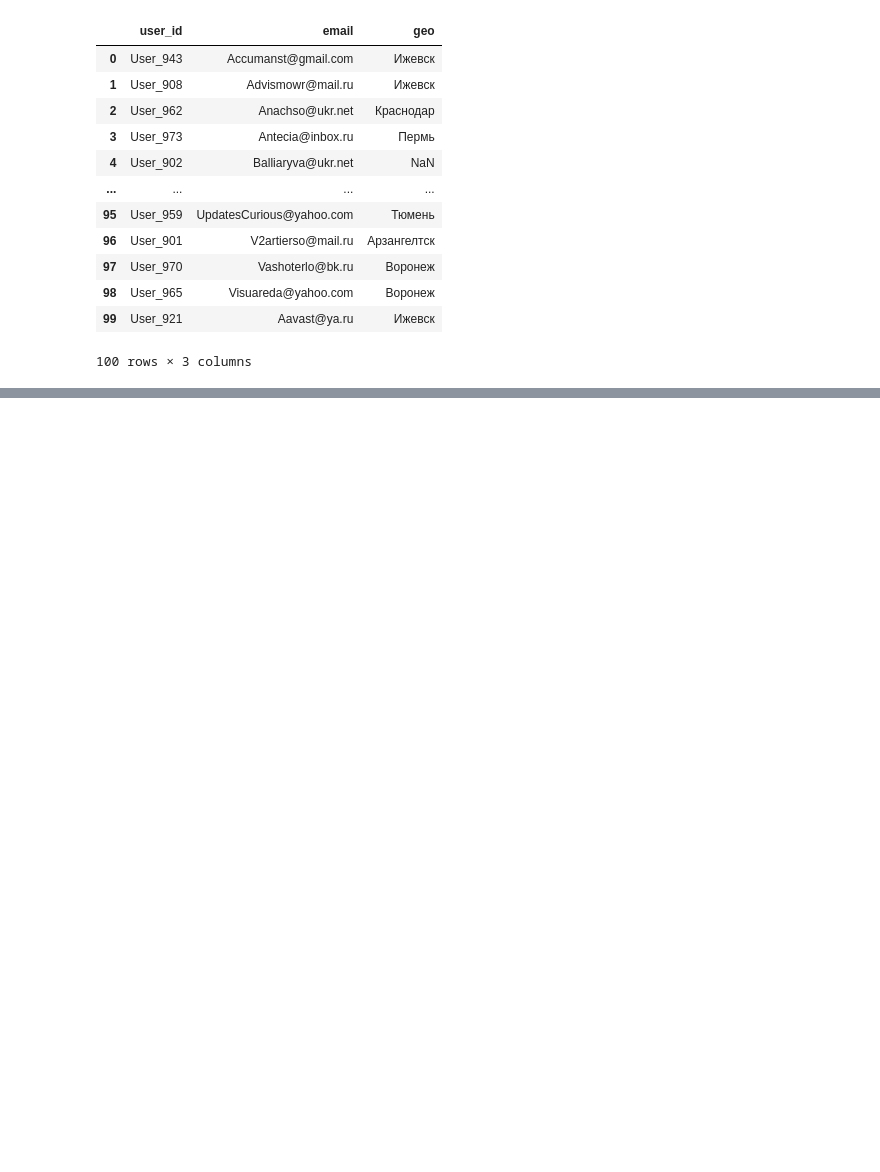
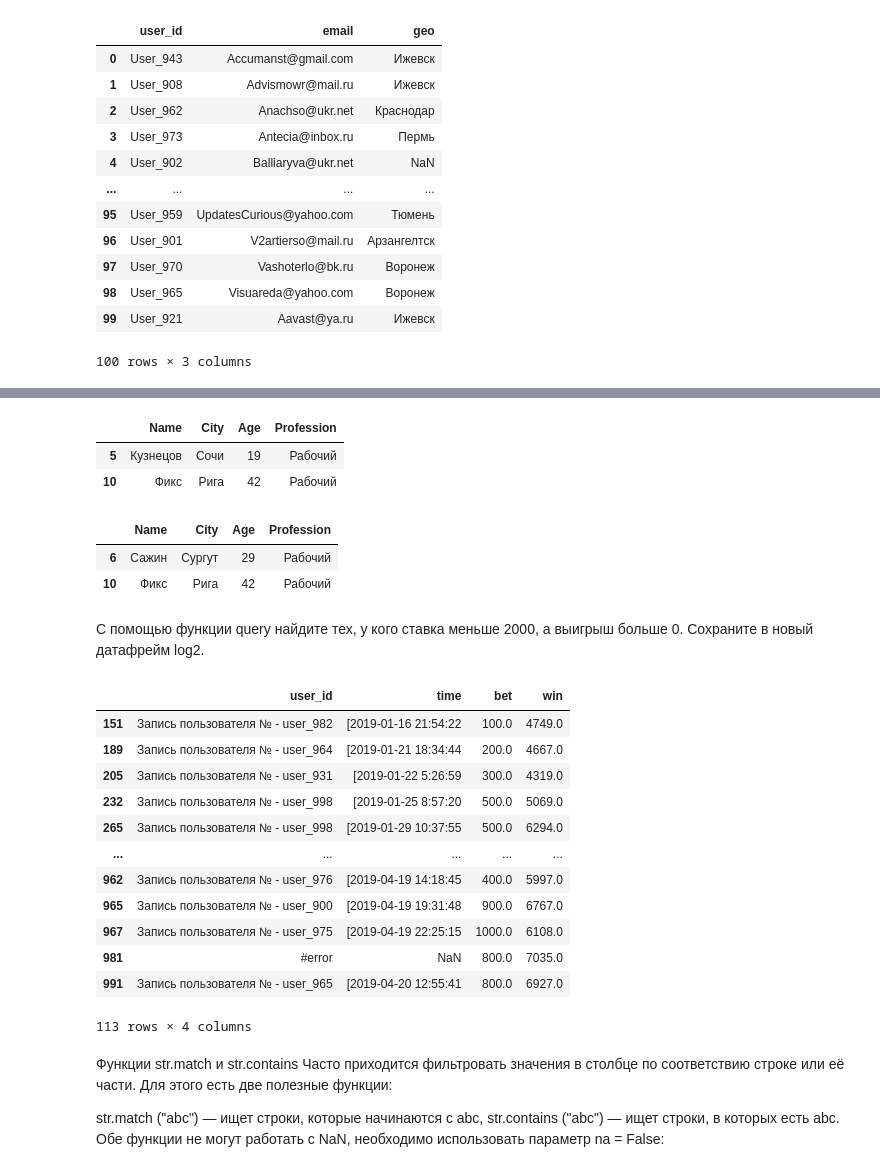
Before and after one commit to aar44i/DataScience, a Jupyter notebook: SkillFactory/8.ipynb, the cells around one changed output, grey strips where cells are left out. Saved outputs shown, nothing was run; the diff lists cells and outputs as text; code cells hidden in the pictures; blank space fills up the shorter version.

```diff
--- a/SkillFactory/8.ipynb
+++ b/SkillFactory/8.ipynb
@@ -86,0 +167,38 @@ geo
+# %%
+sp.query('City in ["Рига","Сочи"]')
+# %% [output]
+|  | Name | City | Age | Profession |
+| 5 | Кузнецов | Сочи | 19 | Рабочий |
+| 10 | Фикс | Рига | 42 | Рабочий |
+# %%
+sp.query('City in ["Рига", "Сочи","Чебоксары", "Сургут"] & 21<Age<50 & Profession!="Менеджер"')
+# %% [output]
+|  | Name | City | Age | Profession |
+| 6 | Сажин | Сургут | 29 | Рабочий |
+| 10 | Фикс | Рига | 42 | Рабочий |
+# %% [markdown]
+С помощью функции query найдите тех, у кого ставка меньше 2000, а выигрыш больше 0. Сохраните в новый датафрейм log2.
+# %%
+log2 = log.query('bet < 2000 & win > 0')
+log2
+# %% [output]
+|  | user_id | time | bet | win |
+| 151 | Запись пользователя № - user_982 | [2019-01-16 21:54:22 | 100.0 | 4749.0 |
+| 189 | Запись пользователя № - user_964 | [2019-01-21 18:34:44 | 200.0 | 4667.0 |
+| 205 | Запись пользователя № - user_931 | [2019-01-22 5:26:59 | 300.0 | 4319.0 |
+| 232 | Запись пользователя № - user_998 | [2019-01-25 8:57:20 | 500.0 | 5069.0 |
+| 265 | Запись пользователя № - user_998 | [2019-01-29 10:37:55 | 500.0 | 6294.0 |
+| ... | ... | ... | ... | ... |
+| 962 | Запись пользователя № - user_976 | [2019-04-19 14:18:45 | 400.0 | 5997.0 |
+| 965 | Запись пользователя № - user_900 | [2019-04-19 19:31:48 | 900.0 | 6767.0 |
+| 967 | Запись пользователя № - user_975 | [2019-04-19 22:25:15 | 1000.0 | 6108.0 |
+| 981 | #error | NaN | 800.0 | 7035.0 |
+| 991 | Запись пользователя № - user_965 | [2019-04-20 12:55:41 | 800.0 | 6927.0 |
+113 rows × 4 columns
+# %% [markdown]
+Функции str.match и str.contains
+Часто приходится фильтровать значения в столбце по соответствию строке или её части. Для этого есть две полезные функции:
+
+str.match ("abc") — ищет строки, которые начинаются c abc,
+str.contains ("abc") — ищет строки, в которых есть abc.
+Обе функции не могут работать с NaN, необходимо использовать параметр na = False:
```
Also changed, not shown: parts of 16 cells of this notebook, 2 other files.
